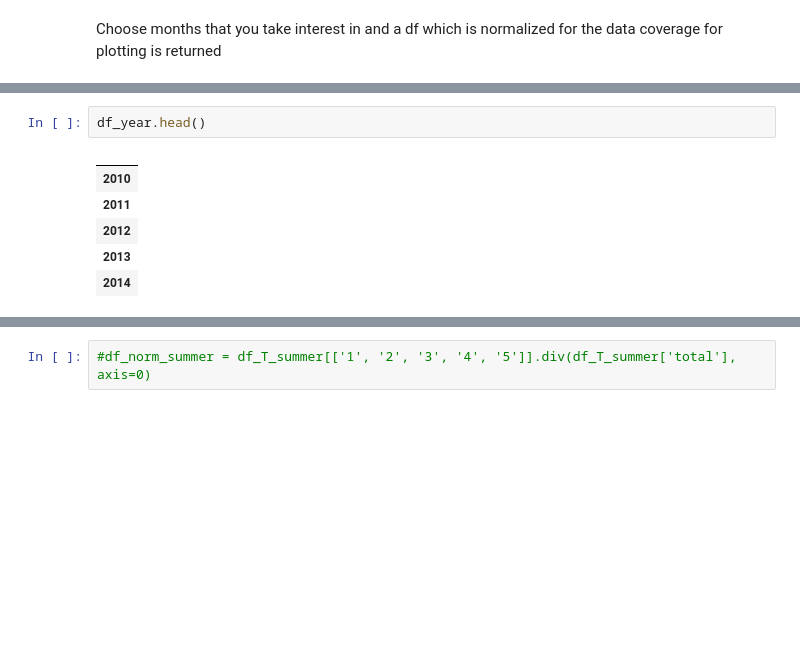
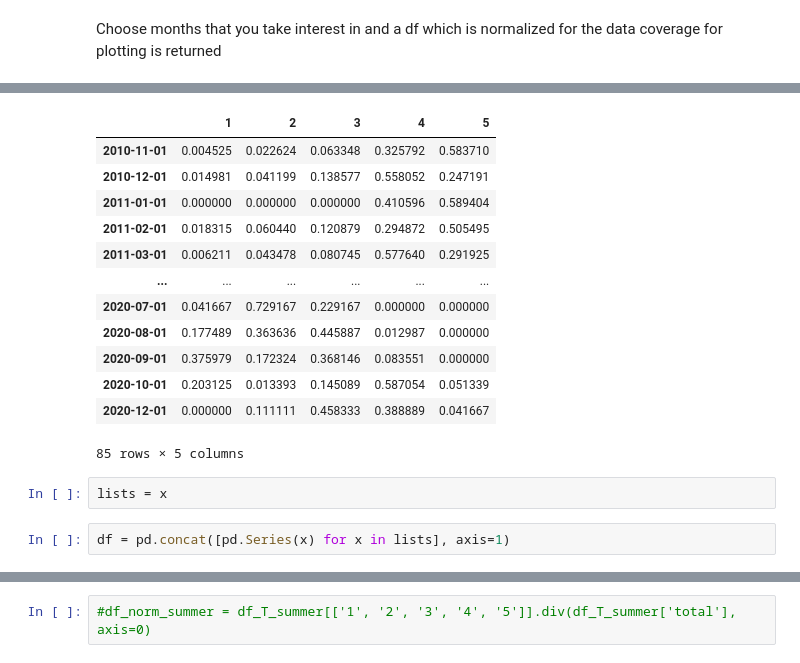
Before and after one commit to eScience-course/Tjaernoe2022-group3, a Jupyter notebook: notebooks/Report_Lovisa.ipynb, the cells around one changed output, grey strips where cells are left out. Saved outputs shown, nothing was run; the diff lists cells and outputs as text; blank space fills up the shorter version.

```diff
--- a/notebooks/Report_Lovisa.ipynb
+++ b/notebooks/Report_Lovisa.ipynb
@@ -512,9 +458,19 @@ df_year = DFsMonthlyAnnualCount(df_norm_all,clusters)
 # %%
-df_year.head()
 # %% [output]
-|  |
-| 2010 |
-| 2011 |
-| 2012 |
-| 2013 |
-| 2014 |
+|  | 1 | 2 | 3 | 4 | 5 |
+| 2010-11-01 | 0.004525 | 0.022624 | 0.063348 | 0.325792 | 0.583710 |
+| 2010-12-01 | 0.014981 | 0.041199 | 0.138577 | 0.558052 | 0.247191 |
+| 2011-01-01 | 0.000000 | 0.000000 | 0.000000 | 0.410596 | 0.589404 |
+| 2011-02-01 | 0.018315 | 0.060440 | 0.120879 | 0.294872 | 0.505495 |
+| 2011-03-01 | 0.006211 | 0.043478 | 0.080745 | 0.577640 | 0.291925 |
+| ... | ... | ... | ... | ... | ... |
+| 2020-07-01 | 0.041667 | 0.729167 | 0.229167 | 0.000000 | 0.000000 |
+| 2020-08-01 | 0.177489 | 0.363636 | 0.445887 | 0.012987 | 0.000000 |
+| 2020-09-01 | 0.375979 | 0.172324 | 0.368146 | 0.083551 | 0.000000 |
+| 2020-10-01 | 0.203125 | 0.013393 | 0.145089 | 0.587054 | 0.051339 |
+| 2020-12-01 | 0.000000 | 0.111111 | 0.458333 | 0.388889 | 0.041667 |
+85 rows × 5 columns
+# %%
+lists = x
+# %%
+df = pd.concat([pd.Series(x) for x in lists], axis=1)
```
Also changed, not shown: parts of 6 cells of this notebook, 2 other files.
